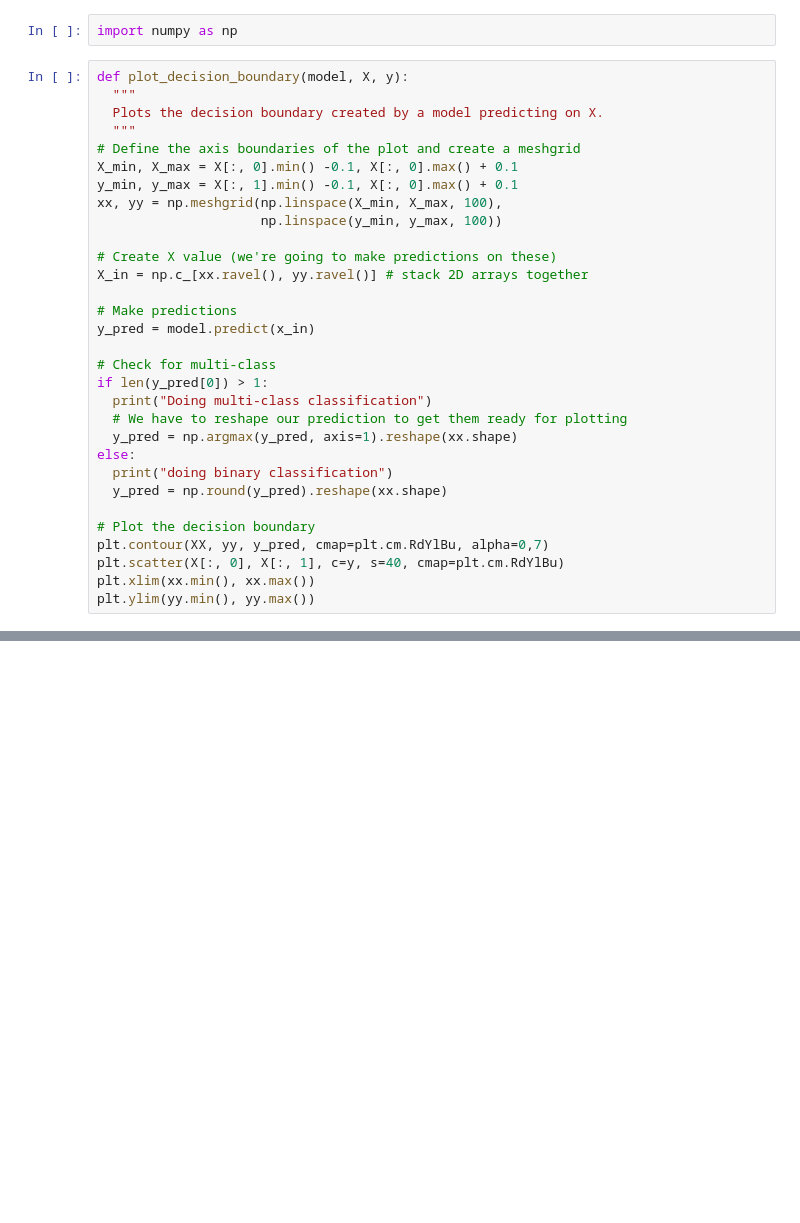
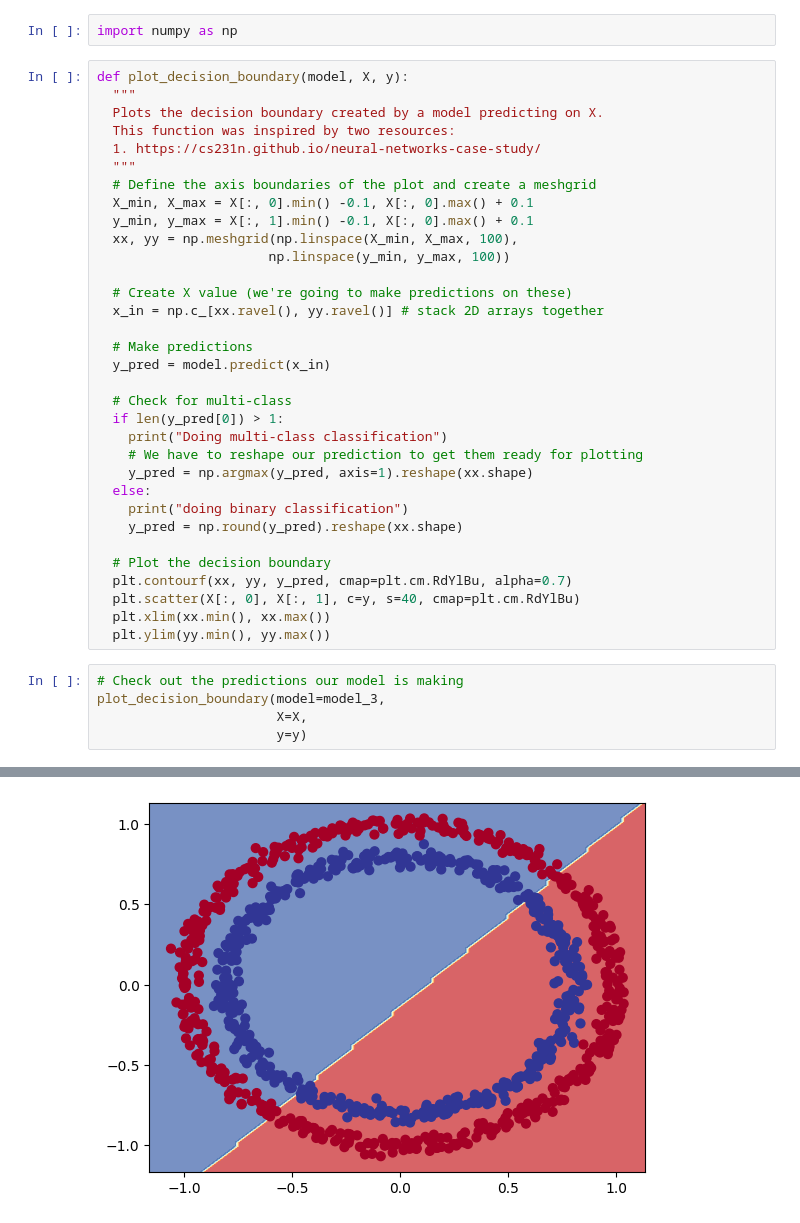
Before and after one commit to Nameless8243/TensorFlow_DL, a Jupyter notebook: 02_neural_network_classification_with_tensorflow.ipynb, the cells around one changed output, grey strips where cells are left out. Cells and saved outputs as stored; diff of their text form; blank space fills up the shorter version.

Commit message:
plot the model_3

```diff
--- a/02_neural_network_classification_with_tensorflow.ipynb
+++ b/02_neural_network_classification_with_tensorflow.ipynb
@@ -226,30 +226,38 @@ import numpy as np
 def plot_decision_boundary(model, X, y):
   """
   Plots the decision boundary created by a model predicting on X.
+  This function was inspired by two resources:
+  1. https://cs231n.github.io/neural-networks-case-study/
   """
-# Define the axis boundaries of the plot and create a meshgrid
-X_min, X_max = X[:, 0].min() -0.1, X[:, 0].max() + 0.1
-y_min, y_max = X[:, 1].min() -0.1, X[:, 0].max() + 0.1
-xx, yy = np.meshgrid(np.linspace(X_min, X_max, 100),
-                     np.linspace(y_min, y_max, 100))
+  # Define the axis boundaries of the plot and create a meshgrid
+  X_min, X_max = X[:, 0].min() -0.1, X[:, 0].max() + 0.1
+  y_min, y_max = X[:, 1].min() -0.1, X[:, 0].max() + 0.1
+  xx, yy = np.meshgrid(np.linspace(X_min, X_max, 100),
+                      np.linspace(y_min, y_max, 100))
 
-# Create X value (we're going to make predictions on these)
-X_in = np.c_[xx.ravel(), yy.ravel()] # stack 2D arrays together
+  # Create X value (we're going to make predictions on these)
+  x_in = np.c_[xx.ravel(), yy.ravel()] # stack 2D arrays together
 
-# Make predictions
-y_pred = model.predict(x_in)
+  # Make predictions
+  y_pred = model.predict(x_in)
 
-# Check for multi-class
-if len(y_pred[0]) > 1:
-  print("Doing multi-class classification")
-  # We have to reshape our prediction to get them ready for plotting
-  y_pred = np.argmax(y_pred, axis=1).reshape(xx.shape)
-else:
-  print("doing binary classification")
-  y_pred = np.round(y_pred).reshape(xx.shape)
+  # Check for multi-class
+  if len(y_pred[0]) > 1:
+    print("Doing multi-class classification")
+    # We have to reshape our prediction to get them ready for plotting
+    y_pred = np.argmax(y_pred, axis=1).reshape(xx.shape)
+  else:
+    print("doing binary classification")
+    y_pred = np.round(y_pred).reshape(xx.shape)
 
-# Plot the decision boundary
-plt.contour(XX, yy, y_pred, cmap=plt.cm.RdYlBu, alpha=0,7)
-plt.scatter(X[:, 0], X[:, 1], c=y, s=40, cmap=plt.cm.RdYlBu)
-plt.xlim(xx.min(), xx.max())
-plt.ylim(yy.min(), yy.max())
+  # Plot the decision boundary
+  plt.contourf(xx, yy, y_pred, cmap=plt.cm.RdYlBu, alpha=0.7)
+  plt.scatter(X[:, 0], X[:, 1], c=y, s=40, cmap=plt.cm.RdYlBu)
+  plt.xlim(xx.min(), xx.max())
+  plt.ylim(yy.min(), yy.max())
+# %%
+# Check out the predictions our model is making
+plot_decision_boundary(model=model_3,
+                       X=X,
+                       y=y)
+# %% [output]
@@ -255,0 +266 @@ plt.ylim(yy.min(), yy.max())
+[figure, added]
```
Also changed, not shown: parts of 3 cells of this notebook.
